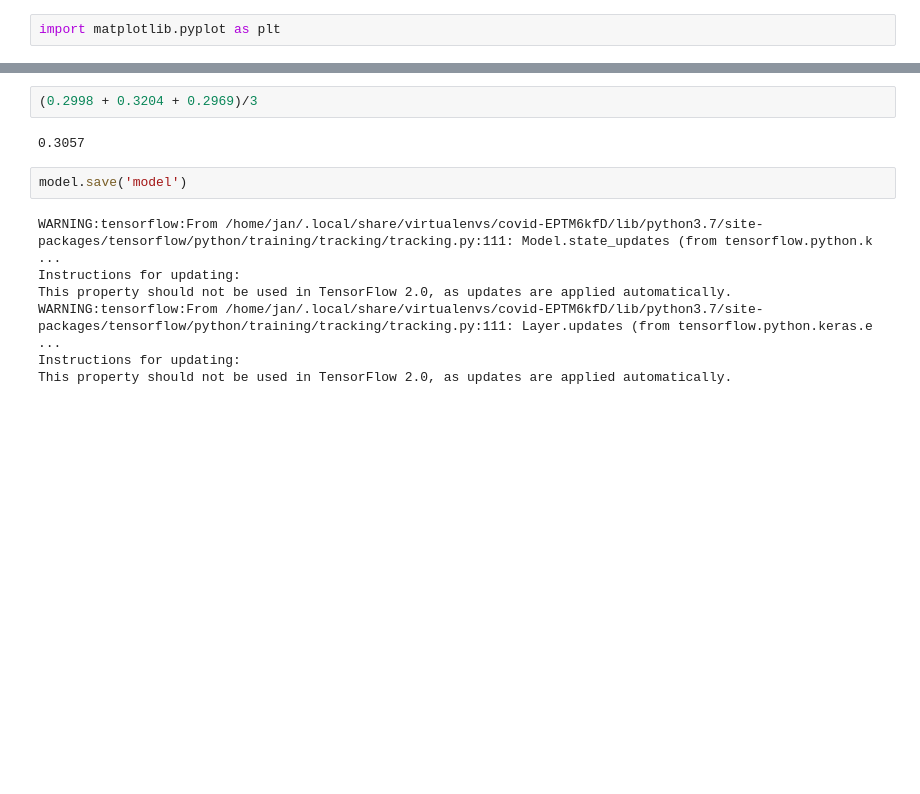
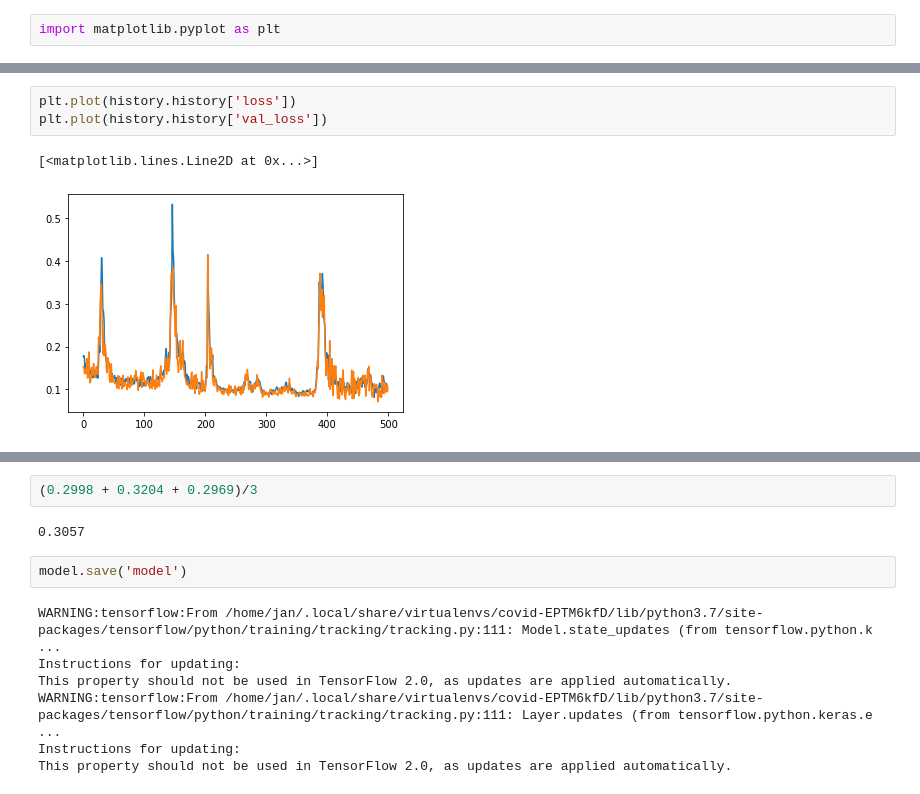
Before and after one commit to JanKapala/OpenVaccine-COVID-19-mRNA-Vaccine-Degradation-Prediction, a Jupyter notebook: Covid.ipynb, the cells around one changed output, grey strips where cells are left out. Saved outputs shown, nothing was run; the diff lists cells and outputs as text; blank space fills up the shorter version.

```diff
--- a/Covid.ipynb
+++ b/Covid.ipynb
@@ -601,0 +604,6 @@ import matplotlib.pyplot as plt
+# %%
+plt.plot(history.history['loss'])
+plt.plot(history.history['val_loss'])
+# %% [output]
+[<matplotlib.lines.Line2D at 0x...>]
+[figure, added]
```
Also changed, not shown: parts of 19 cells of this notebook.
